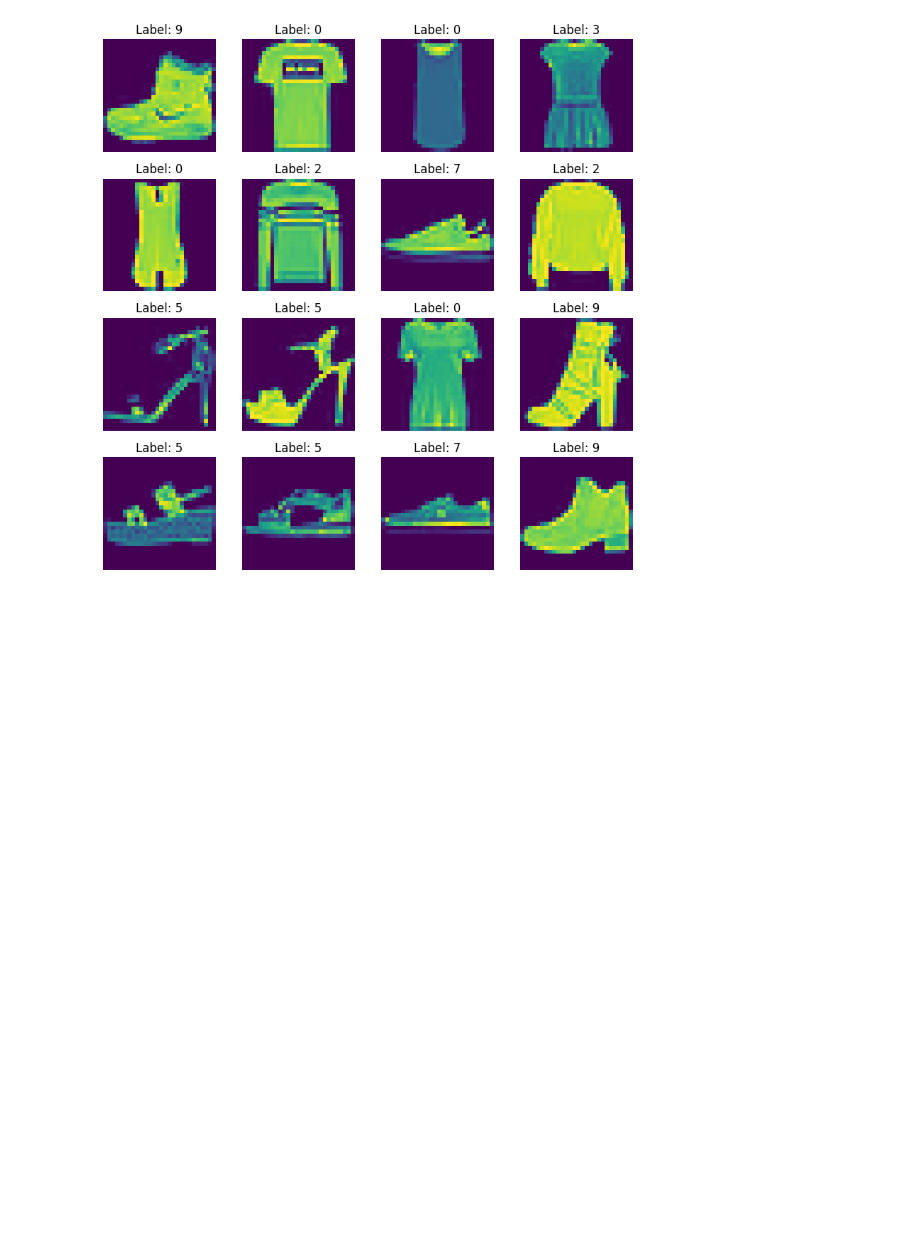
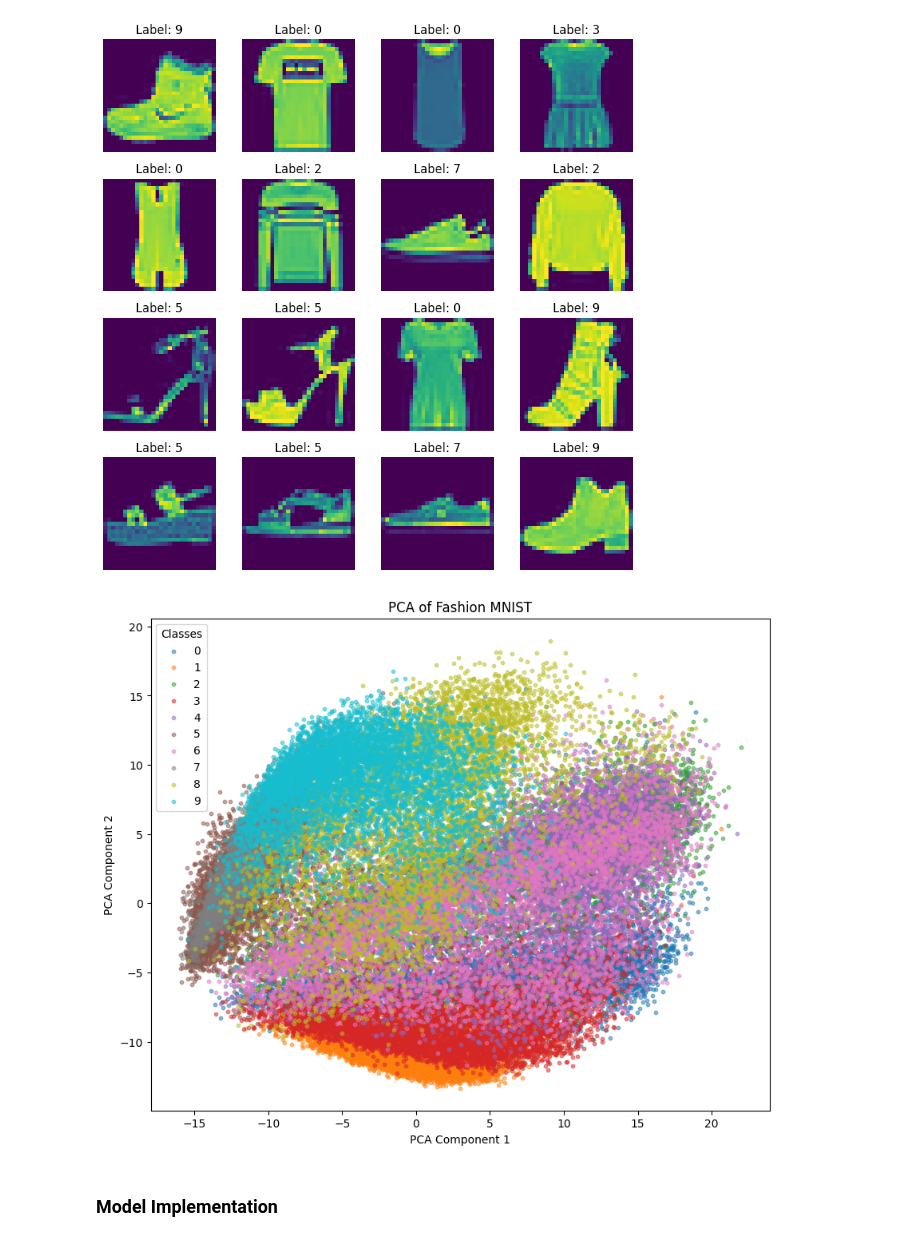
Before and after one commit to dummy1cx/Credit-Card-Fraud-Detection, a Jupyter notebook: fashion_mnist.ipynb, the cells around one changed output. Cells and saved outputs as stored; diff of their text form; code cells hidden in the pictures; blank space fills up the shorter version.

```diff
--- a/fashion_mnist.ipynb
+++ b/fashion_mnist.ipynb
@@ -141,3 +141,40 @@ plt.tight_layout()
 plt.show()
 # %% [output]
 [figure]
+# %%
+ # Dimensional Reduction Visualization
+
+
+images = []
+labels = []
+
+for i in range(len(trainset)):
+    image, label = trainset[i]
+    images.append(image.view(-1))  # Flatten the 28x28 image to a 784-dimensional vector
+    labels.append(label)
+
+# Convert images and labels to numpy arrays for PCA
+images = np.array(images)
+labels = np.array(labels)
+
+# Apply PCA
+pca = PCA(n_components=2)
+reduced_data = pca.fit_transform(images)
+
+# Plot the results
+plt.figure(figsize=(10, 8))
+
+# Use different colors for each class (digit)
+for digit in range(10):
+    indices = np.where(labels == digit)
+    plt.scatter(reduced_data[indices, 0], reduced_data[indices, 1], label=str(digit), alpha=0.5, s=10)
+
+plt.title("PCA of Fashion MNIST")
+plt.xlabel("PCA Component 1")
+plt.ylabel("PCA Component 2")
+plt.legend(title="Classes")
+plt.show()
+# %% [output]
+[figure, added]
+# %% [markdown]
+### Model Implementation
```
Also changed, not shown: parts of 6 cells of this notebook.
